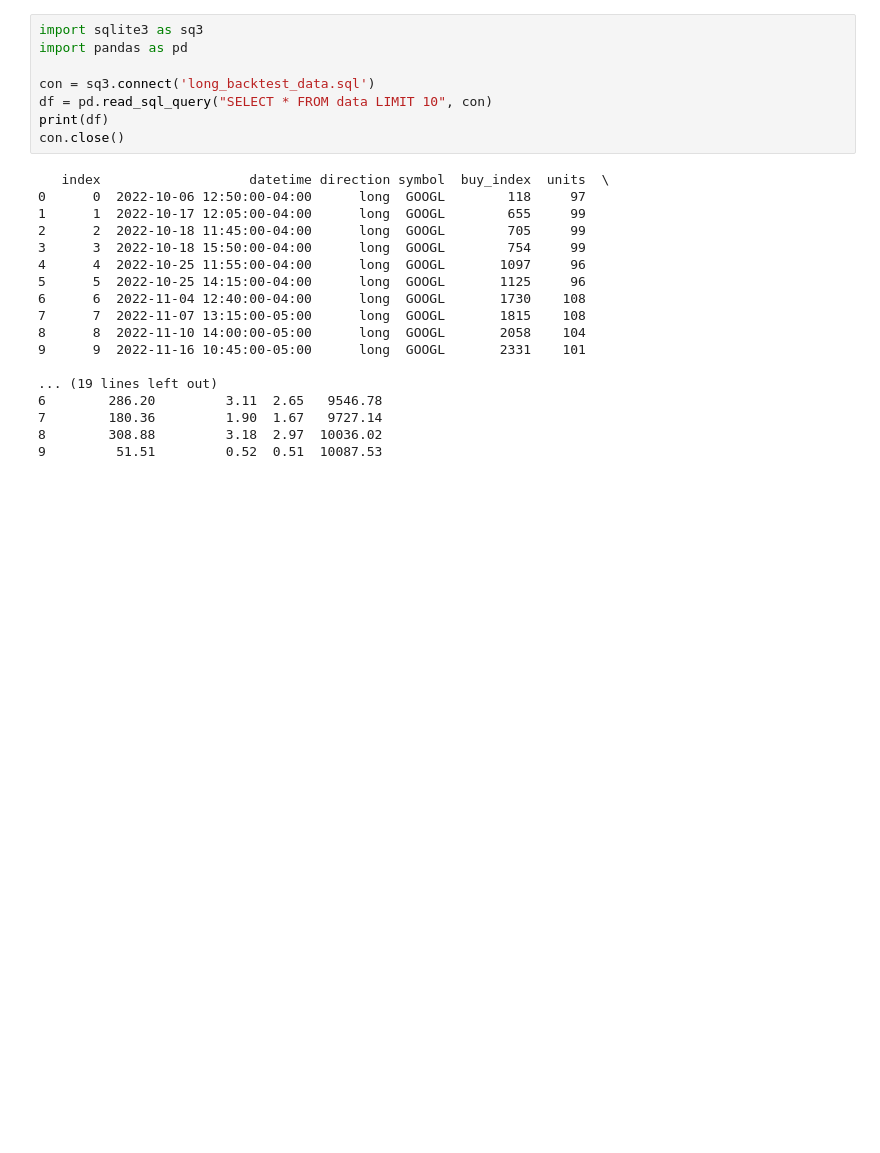
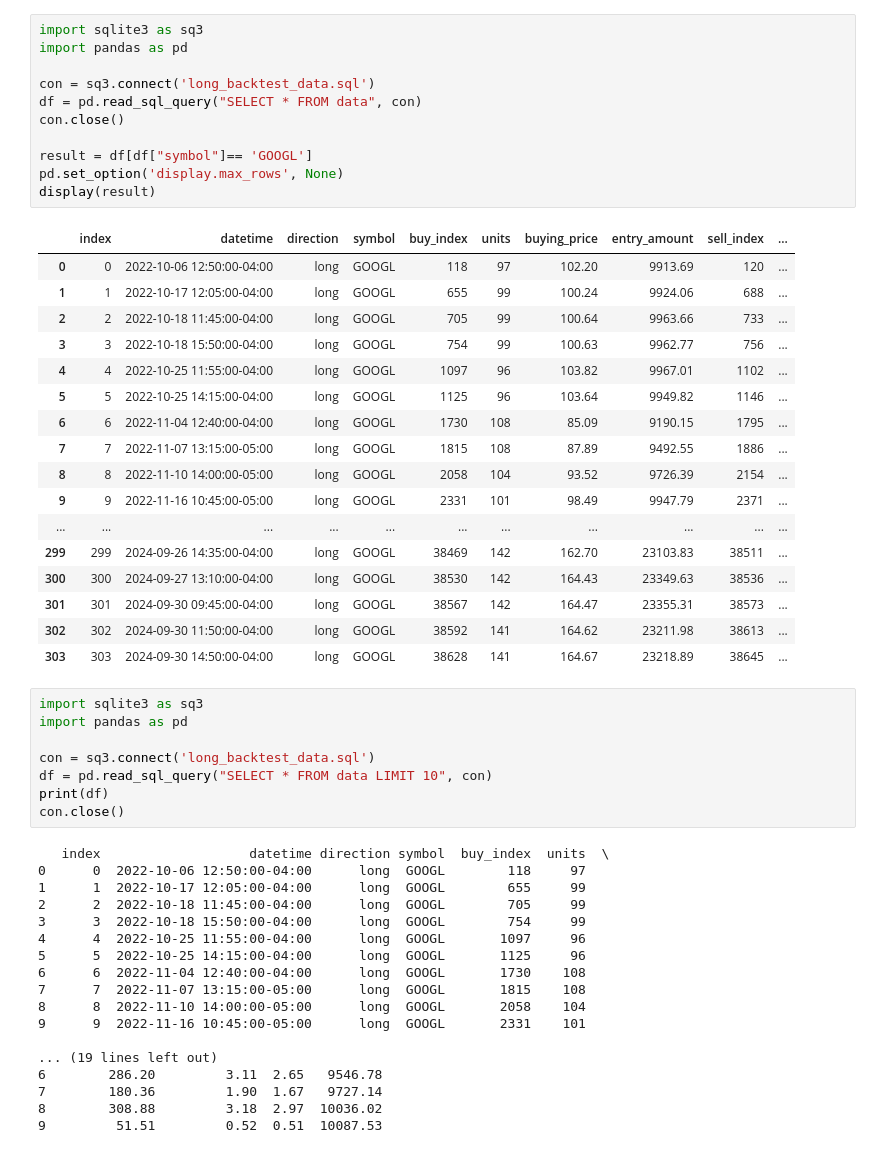
Before and after one commit to gastoncs/jupyter-docker, a Jupyter notebook: app/src/backtesting/squeez/backtest_report.ipynb, the cells around one changed output. Saved outputs shown, nothing was run; the diff lists cells and outputs as text; blank space fills up the shorter version.

```diff
--- a/app/src/backtesting/squeez/backtest_report.ipynb
+++ b/app/src/backtesting/squeez/backtest_report.ipynb
@@ -59,6 +57,35 @@ target: (buying_price-current_price) >= 2
 | 11 | MSFT | $12,982 | 29.820000 | $2,982 |
 | 12 | NFLX | $12,477 | 24.770000 | $2,477 |
 | 13 | Grand Total |  |  | $98,145 |
+# %%
+import sqlite3 as sq3
+import pandas as pd
+
+con = sq3.connect('long_backtest_data.sql')
+df = pd.read_sql_query("SELECT * FROM data", con)
+con.close()
+
+result = df[df["symbol"]== 'GOOGL']
+pd.set_option('display.max_rows', None)
+display(result)
+# %% [output]
+|  | index | datetime | direction | symbol | buy_index | units | buying_price | entry_amount | sell_index | ... |
+| 0 | 0 | 2022-10-06 12:50:00-04:00 | long | GOOGL | 118 | 97 | 102.20 | 9913.69 | 120 | ... |
+| 1 | 1 | 2022-10-17 12:05:00-04:00 | long | GOOGL | 655 | 99 | 100.24 | 9924.06 | 688 | ... |
+| 2 | 2 | 2022-10-18 11:45:00-04:00 | long | GOOGL | 705 | 99 | 100.64 | 9963.66 | 733 | ... |
+| 3 | 3 | 2022-10-18 15:50:00-04:00 | long | GOOGL | 754 | 99 | 100.63 | 9962.77 | 756 | ... |
+| 4 | 4 | 2022-10-25 11:55:00-04:00 | long | GOOGL | 1097 | 96 | 103.82 | 9967.01 | 1102 | ... |
+| 5 | 5 | 2022-10-25 14:15:00-04:00 | long | GOOGL | 1125 | 96 | 103.64 | 9949.82 | 1146 | ... |
+| 6 | 6 | 2022-11-04 12:40:00-04:00 | long | GOOGL | 1730 | 108 | 85.09 | 9190.15 | 1795 | ... |
+| 7 | 7 | 2022-11-07 13:15:00-05:00 | long | GOOGL | 1815 | 108 | 87.89 | 9492.55 | 1886 | ... |
+| 8 | 8 | 2022-11-10 14:00:00-05:00 | long | GOOGL | 2058 | 104 | 93.52 | 9726.39 | 2154 | ... |
+| 9 | 9 | 2022-11-16 10:45:00-05:00 | long | GOOGL | 2331 | 101 | 98.49 | 9947.79 | 2371 | ... |
+| ... | ... | ... | ... | ... | ... | ... | ... | ... | ... | ... |
+| 299 | 299 | 2024-09-26 14:35:00-04:00 | long | GOOGL | 38469 | 142 | 162.70 | 23103.83 | 38511 | ... |
+| 300 | 300 | 2024-09-27 13:10:00-04:00 | long | GOOGL | 38530 | 142 | 164.43 | 23349.63 | 38536 | ... |
+| 301 | 301 | 2024-09-30 09:45:00-04:00 | long | GOOGL | 38567 | 142 | 164.47 | 23355.31 | 38573 | ... |
+| 302 | 302 | 2024-09-30 11:50:00-04:00 | long | GOOGL | 38592 | 141 | 164.62 | 23211.98 | 38613 | ... |
+| 303 | 303 | 2024-09-30 14:50:00-04:00 | long | GOOGL | 38628 | 141 | 164.67 | 23218.89 | 38645 | ... |
 # %%
 import sqlite3 as sq3
 import pandas as pd
```
Also changed, not shown: parts of 2 cells of this notebook, 4 other files.
